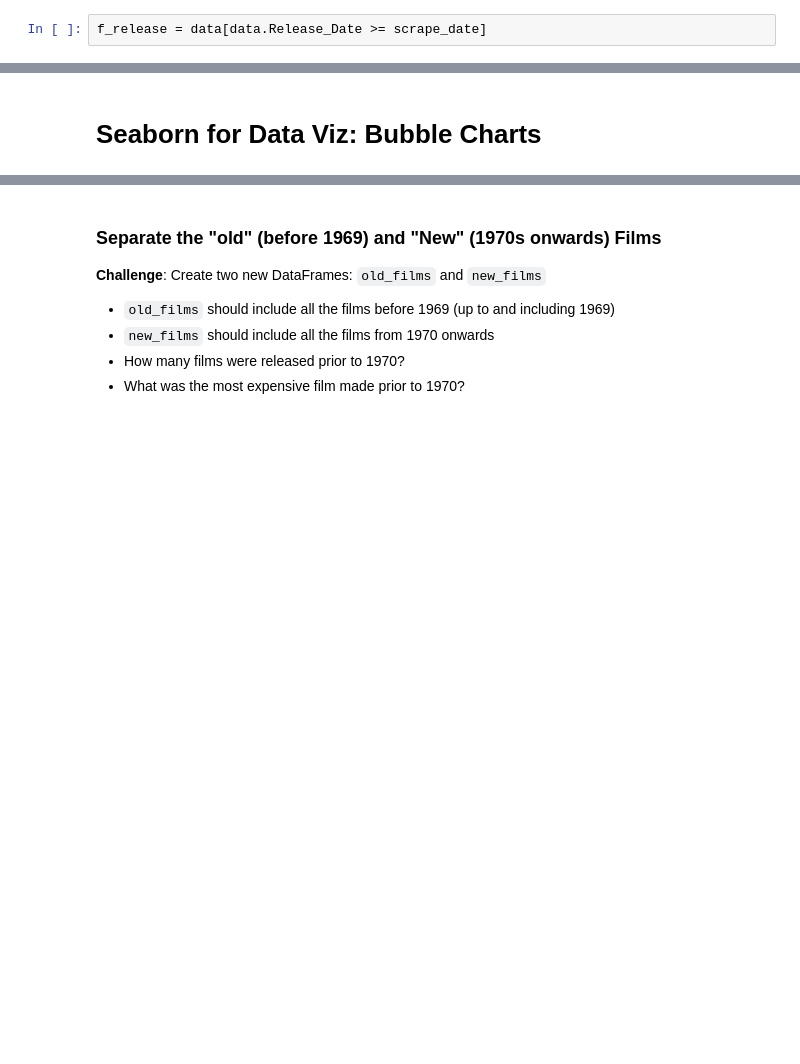
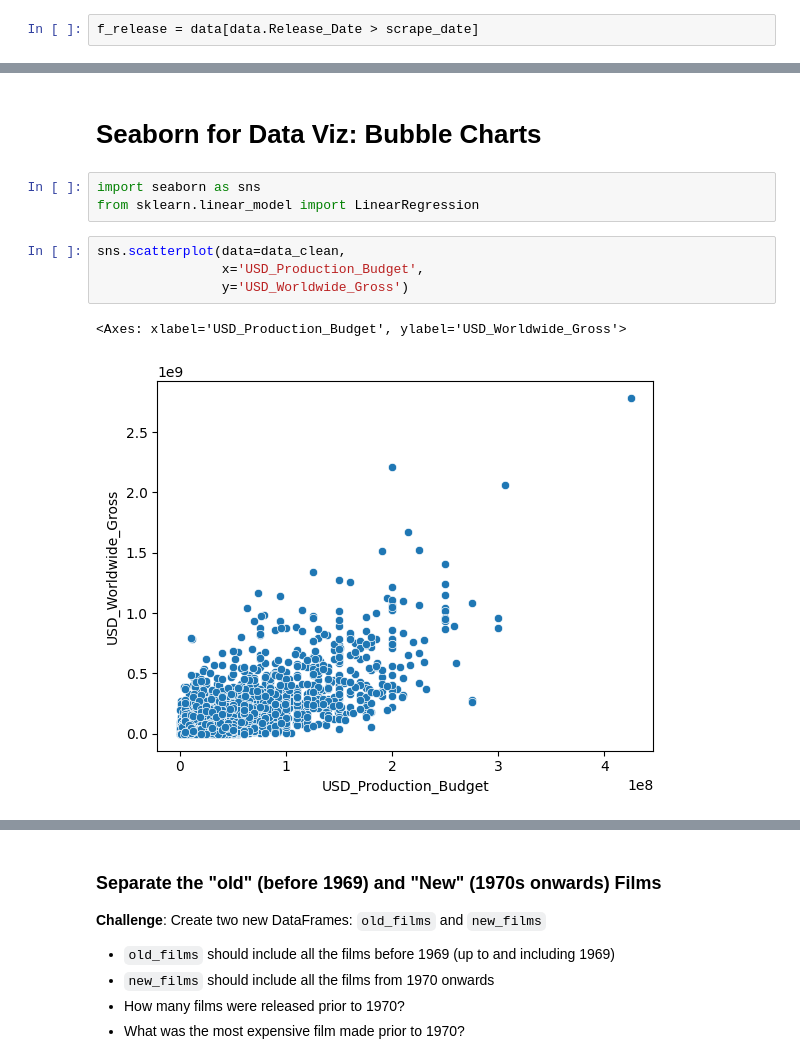
Before and after one commit to ACEKaito1412/100DaysOfCodingPython, a Jupyter notebook: day_78/Seaborn_and_Linear_Regression.ipynb, the cells around one changed output, grey strips where cells are left out. Drawn from its saved outputs; the diff is of its cells as text; blank space fills up the shorter version.

```diff
--- a/day_78/Seaborn_and_Linear_Regression.ipynb
+++ b/day_78/Seaborn_and_Linear_Regression.ipynb
@@ -245,7 +246,7 @@ international_release.sort_values(by='USD_Worldwide_Gross', ascending=False)
 # Date of Data Collection
 scrape_date = pd.Timestamp('2018-5-1')
 # %%
-f_release = data[data.Release_Date >= scrape_date]
+f_release = data[data.Release_Date > scrape_date]
 # %%
 data_clean = data.drop(f_release.index)
 # %% [markdown]
@@ -260,6 +261,16 @@ money_losing.shape[0]/data_clean.shape[0]
 0.37277117384843983
 # %% [markdown]
 # Seaborn for Data Viz: Bubble Charts
+# %%
+import seaborn as sns
+from sklearn.linear_model import LinearRegression
+# %%
+sns.scatterplot(data=data_clean,
+                x='USD_Production_Budget',
+                y='USD_Worldwide_Gross')
+# %% [output]
+<Axes: xlabel='USD_Production_Budget', ylabel='USD_Worldwide_Gross'>
+[figure, added]
 # %% [markdown]
 ### Plotting Movie Releases over Time
 
```
Also changed, not shown: parts of 18 cells of this notebook.
